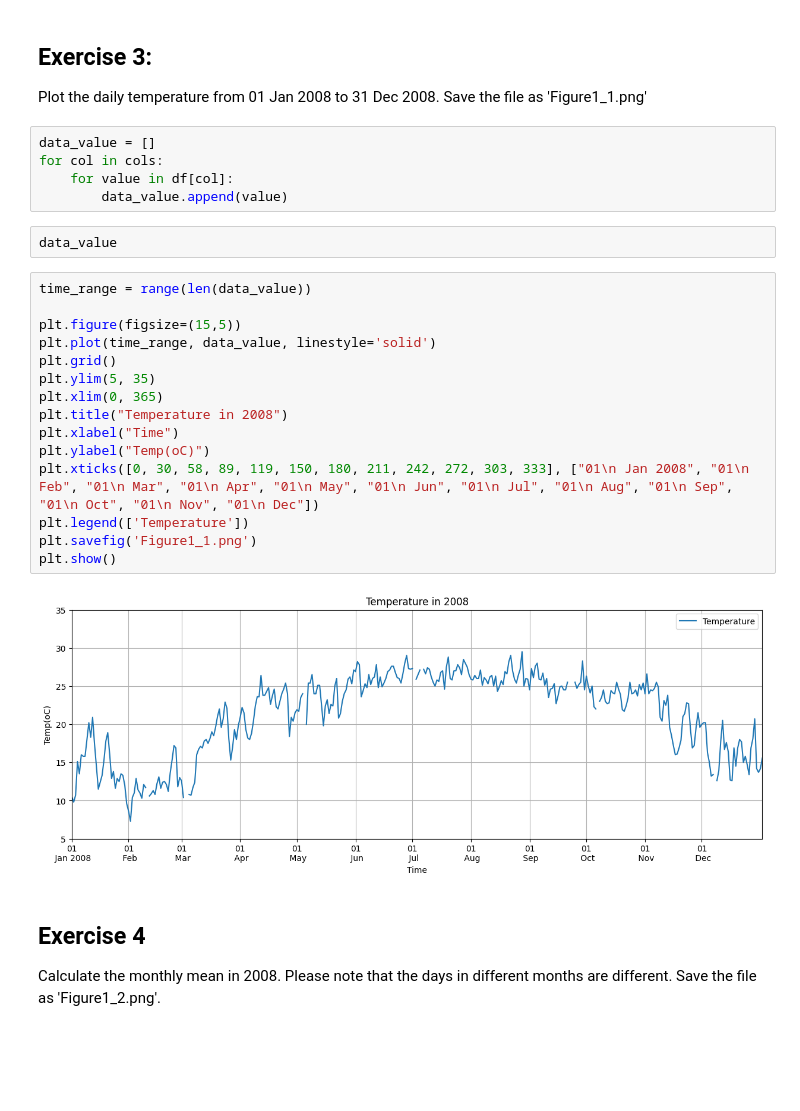
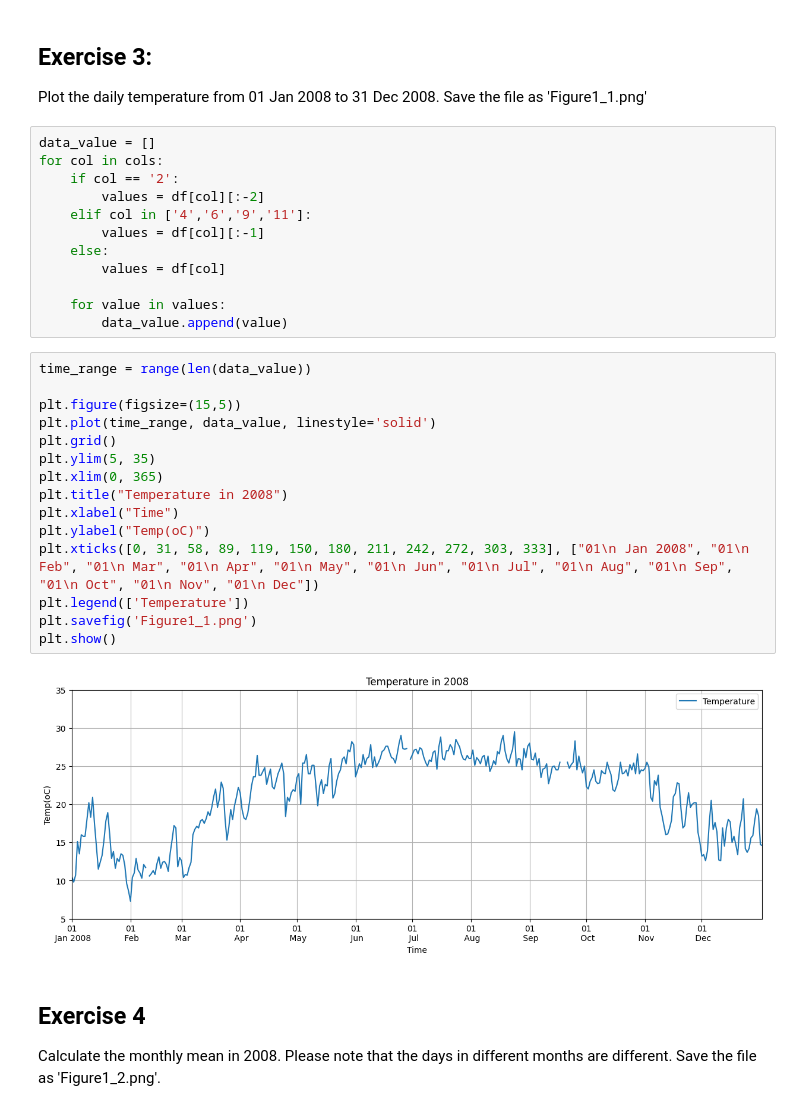
Before and after one commit to Minhsuperfragile/data_visualization_labwork, a Jupyter notebook: homework1.ipynb, the cells around one changed output. Drawn from its saved outputs; the diff is of its cells as text; blank space fills up the shorter version.

```diff
--- a/homework1.ipynb
+++ b/homework1.ipynb
@@ -55,27 +55,32 @@ Plot the daily temperature from 01 Jan 2008 to 31 Dec 2008. Save the file as 'Fi
 # %%
 data_value = []
 for col in cols:
-    for value in df[col]:
+    if col == '2':
+        values = df[col][:-2]
+    elif col in ['4','6','9','11']:
+        values = df[col][:-1]
+    else:
+        values = df[col]
+
+    for value in values:
         data_value.append(value)
-# %%
-data_value
 # %%
 time_range = range(len(data_value))
 
 plt.figure(figsize=(15,5))
 plt.plot(time_range, data_value, linestyle='solid')
 plt.grid()
 plt.ylim(5, 35)
 plt.xlim(0, 365)
 plt.title("Temperature in 2008")
 plt.xlabel("Time")
 plt.ylabel("Temp(oC)")
-plt.xticks([0, 30, 58, 89, 119, 150, 180, 211, 242, 272, 303, 333], ["01\n Jan 2008", "01\n Feb", "01\n Mar", "01\n Apr", "01\n May", "01\n Jun", "01\n Jul", "01\n Aug", "01\n Sep", "01\n Oct", "01\n Nov", "01\n Dec"])
+plt.xticks([0, 31, 58, 89, 119, 150, 180, 211, 242, 272, 303, 333], ["01\n Jan 2008", "01\n Feb", "01\n Mar", "01\n Apr", "01\n May", "01\n Jun", "01\n Jul", "01\n Aug", "01\n Sep", "01\n Oct", "01\n Nov", "01\n Dec"])
 plt.legend(['Temperature'])
 plt.savefig('Figure1_1.png')
 plt.show()
 # %% [output]
-[figure, old version]
+[figure, new version]
 # %% [markdown]
 ## Exercise 4
 Calculate the monthly mean in 2008. Please note that the days in different months are different. Save the file as 'Figure1_2.png'.
```
Also changed, not shown: 39 other files.
